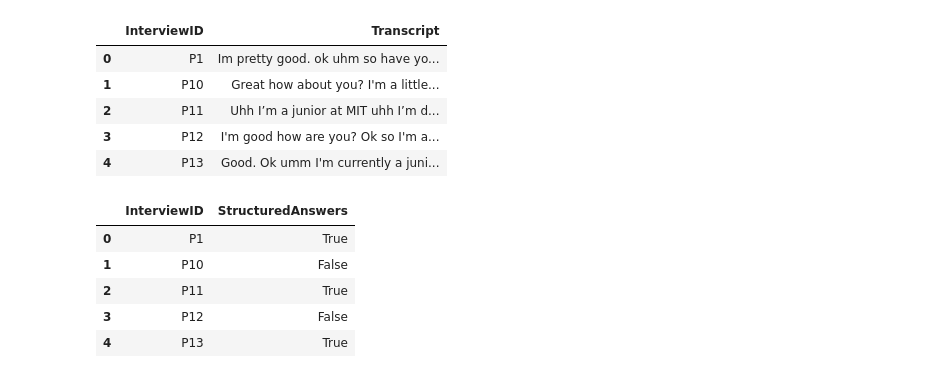
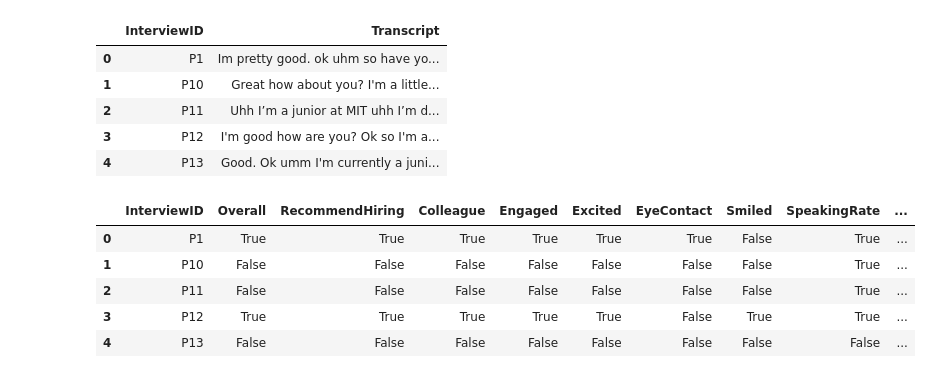
Before and after one commit to malhaar2002/interview-analysis, a Jupyter notebook: lexical_lstm.ipynb, the cells around one changed output. Cells and saved outputs as stored; diff of their text form; code cells hidden in the pictures.

```diff
--- a/lexical_lstm.ipynb
+++ b/lexical_lstm.ipynb
@@ -60,7 +59,7 @@ interviewee_responses_df.head()
 | 3 | P12 | I'm good how are you? Ok so I'm a... |
 | 4 | P13 | Good. Ok umm I'm currently a juni... |
 # %%
-df_labels = pd.read_csv(paths.labels_path)
+df_labels = pd.read_csv('/content/turker_scores_full_interview.csv')
 df_labels = df_labels.rename(columns={'Participant': 'InterviewID'})
 df_labels = df_labels.drop(columns=['Worker'])
 df_labels = df_labels.groupby('InterviewID').mean().reset_index()
@@ -68,25 +67,39 @@ df_labels['InterviewID'] = df_labels['InterviewID'].str.upper()
 
 medians = df_labels.median(numeric_only=True)
 # %%
+import pandas as pd
+
+# Assuming df_labels and medians are defined before this code snippet
+
+labels_to_process = ['Overall', 'RecommendHiring', 'Colleague', 'Engaged', 'Excited', 'EyeContact', 'Smiled',
+                     'SpeakingRate', 'NoFillers', 'Friendly', 'Paused', 'EngagingTone', 'StructuredAnswers',
+                     'Calm', 'NotStressed', 'Focused', 'Authentic', 'NotAwkward', 'Total']
+
 classify = {}
 ids = df_labels['InterviewID']
-for i in ids:
-    if df_labels[df_labels['InterviewID'] == i]['StructuredAnswers'].values[0] >= medians['StructuredAnswers']:
-        classify[i] = True
-    else:
-        classify[i] = False
+
+for label in labels_to_process:
+    for i in ids:
+        if df_labels[df_labels['InterviewID'] == i][label].values[0] >= medians[label]:
+            classify.setdefault(i, {})[label] = True
+        else:
+            classify.setdefault(i, {})[label] = False
+
 classify_df = pd.DataFrame.from_dict(classify, orient='index')
-classify_df.columns = ['StructuredAnswers']
 classify_df.reset_index(level=0, inplace=True)
-classify_df.columns = ['InterviewID', 'StructuredAnswers']
+classify_df = classify_df.rename(columns={'index': 'InterviewID'})
+
+# If you want to replace NaN values with False for labels that were not processed in the loop
+classify_df = classify_df.fillna(False)
+
 classify_df.head()
 # %% [output]
-|  | InterviewID | StructuredAnswers |
-| 0 | P1 | True |
-| 1 | P10 | False |
-| 2 | P11 | True |
-| 3 | P12 | False |
-| 4 | P13 | True |
+|  | InterviewID | Overall | RecommendHiring | Colleague | Engaged | Excited | EyeContact | Smiled | SpeakingRate | ... |
+| 0 | P1 | True | True | True | True | True | True | False | True | ... |
+| 1 | P10 | False | False | False | False | False | False | False | True | ... |
+| 2 | P11 | False | False | False | False | False | False | False | True | ... |
+| 3 | P12 | True | True | True | True | True | False | True | True | ... |
+| 4 | P13 | False | False | False | False | False | False | False | False | ... |
 # %%
 # merge the two dataframes
 df = pd.merge(interviewee_responses_df, classify_df, on='InterviewID')
```
Also changed, not shown: parts of 44 cells of this notebook, 3 other files.
